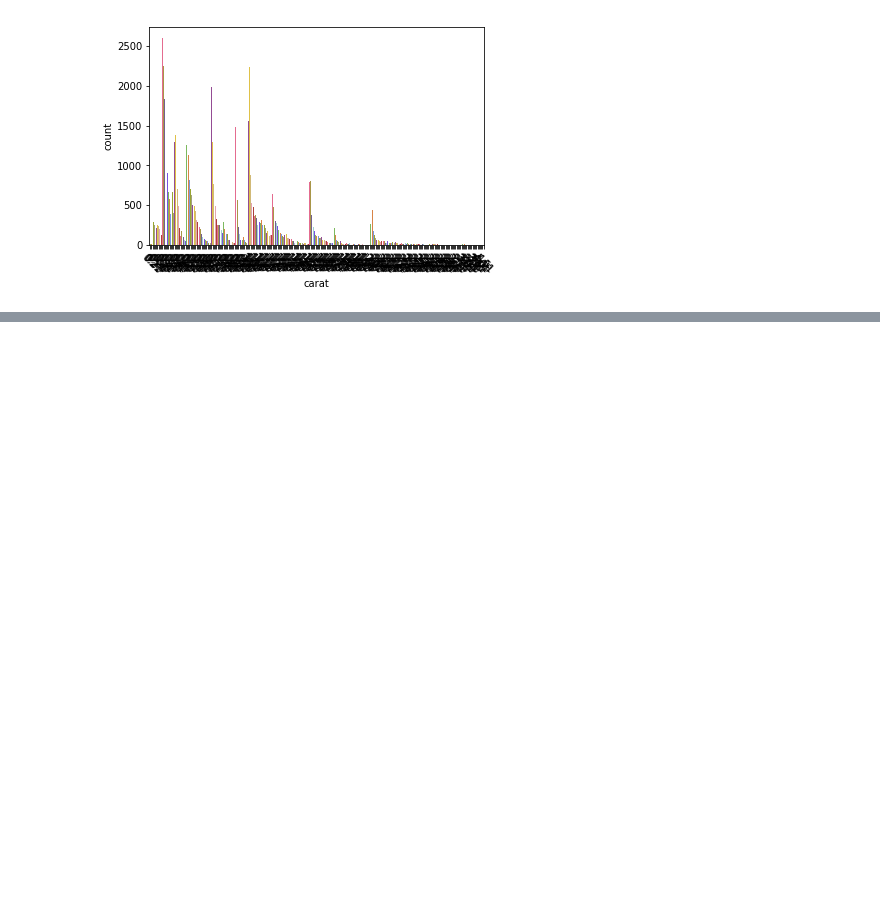
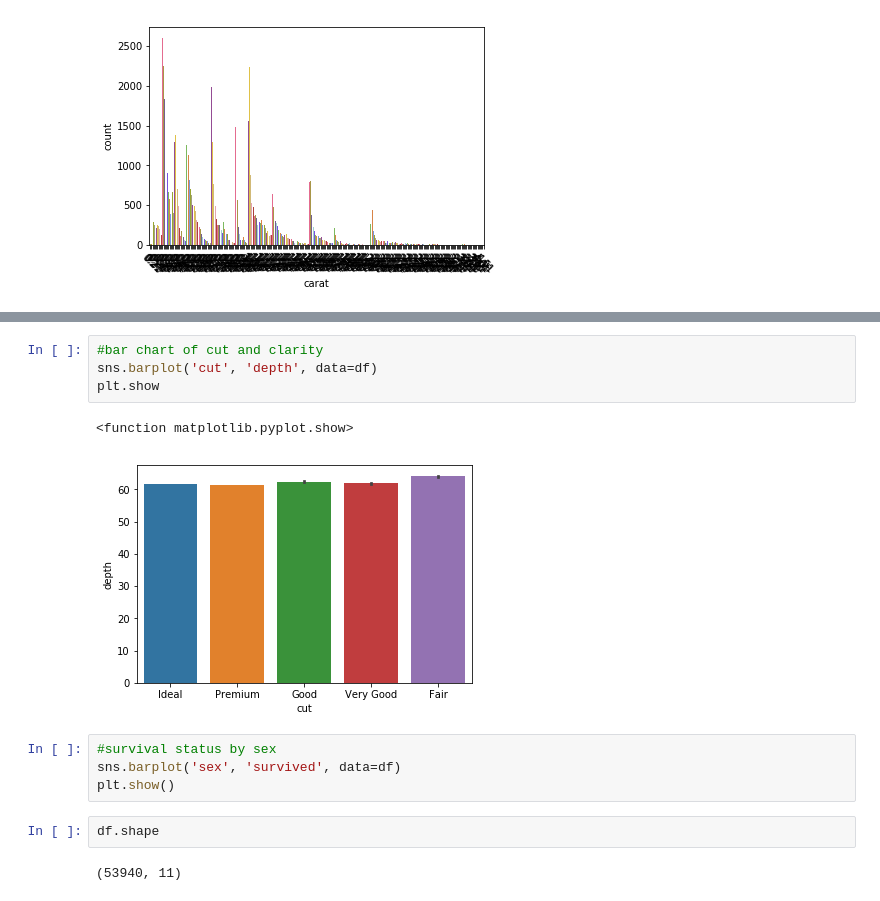
Before and after one commit to tyettil21/DataAnalyticsbootcamp2018mc, a Jupyter notebook: Practice - Diamond.ipynb, the cells around one changed output, grey strips where cells are left out. Drawn from its saved outputs; the diff is of its cells as text; blank space fills up the shorter version.

```diff
--- a/Practice - Diamond.ipynb
+++ b/Practice - Diamond.ipynb
@@ -474,0 +677,15 @@ plt.xticks(rotation=-45)
+# %%
+#bar chart of cut and clarity
+sns.barplot('cut', 'depth', data=df)
+plt.show
+# %% [output]
+<function matplotlib.pyplot.show>
+[figure, added]
+# %%
+#survival status by sex
+sns.barplot('sex', 'survived', data=df)
+plt.show()
+# %%
+df.shape
+# %% [output]
+(53940, 11)
```
Also changed, not shown: parts of 61 cells of this notebook.
